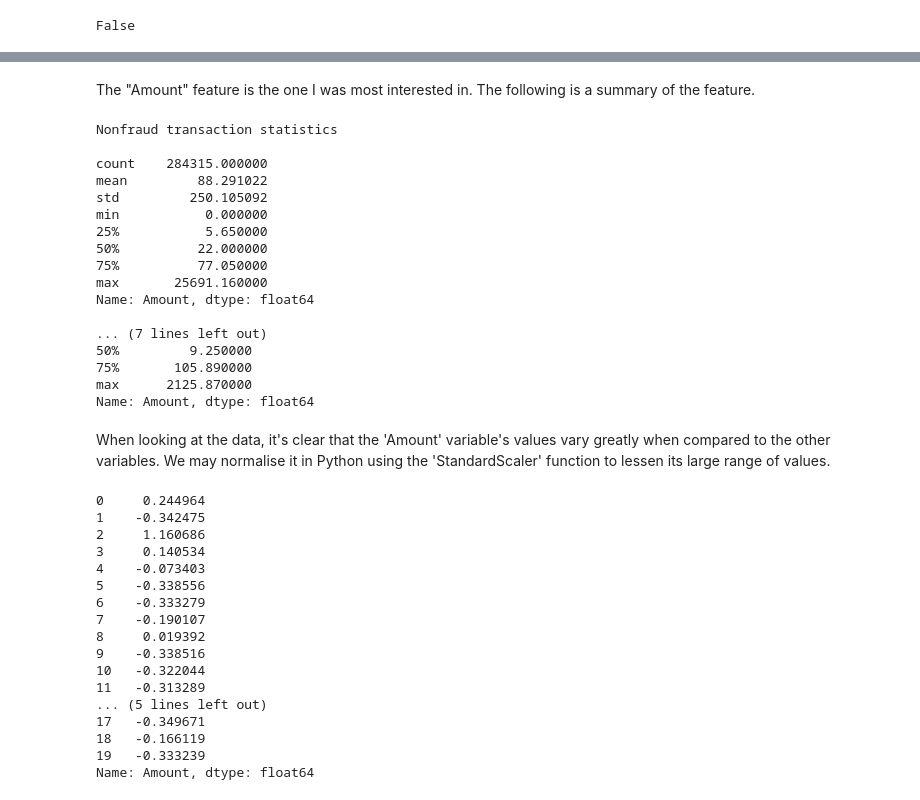
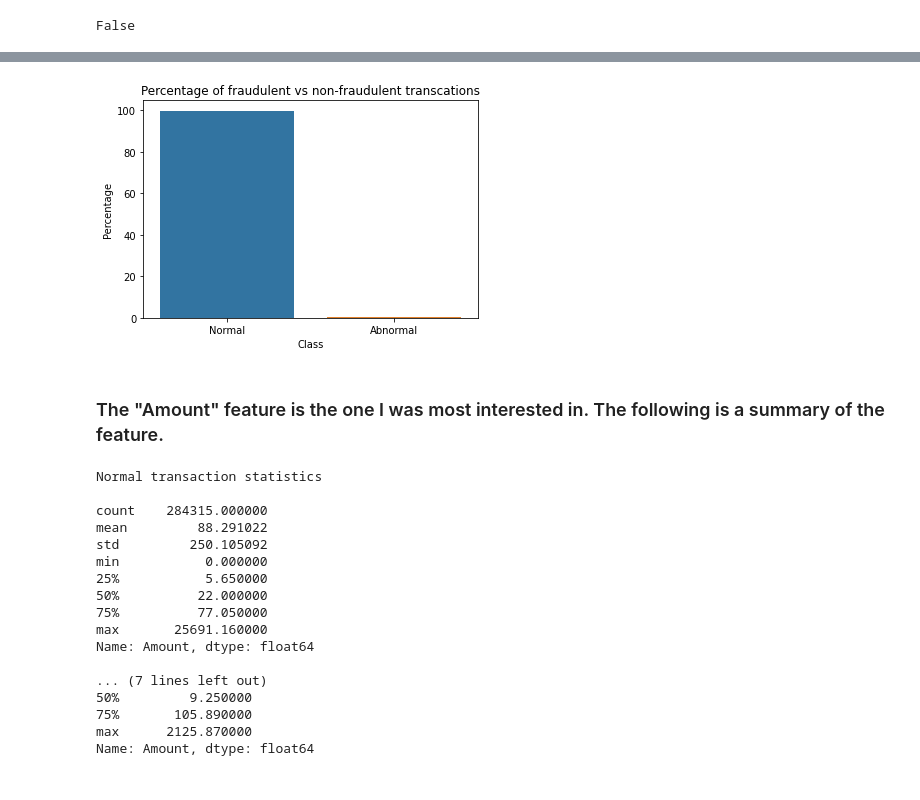
Before and after one commit to PayalVasoy/Credit_card_fraud_detection, a Jupyter notebook: credit_card_fraud.ipynb, the cells around one changed output, grey strips where cells are left out. Drawn from its saved outputs; the diff is of its cells as text; code cells hidden in the pictures.

```diff
--- a/credit_card_fraud.ipynb
+++ b/credit_card_fraud.ipynb
@@ -57,0 +83,9 @@ In the credit card dataset, look for null values. Fortunately, our dataset conta
+# %%
+# Bar plot for the percentage of fraudulent vs non-fraudulent transcations
+fraud = {'Class':['Normal', 'Abnormal'], 'Percentage':[normal_percentage, abnormal_percentage]}
+df_fraud = pd.DataFrame(fraud)
+sns.barplot(x='Class',y='Percentage', data=df_fraud)
+plt.title('Percentage of fraudulent vs non-fraudulent transcations')
+plt.show()
+# %% [output]
+[figure, added]
@@ -58,16 +95,16 @@ In the credit card dataset, look for null values. Fortunately, our dataset conta
 # %% [markdown]
-The "Amount" feature is the one I was most interested in. The following is a summary of the feature.
+### The "Amount" feature is the one I was most interested in. The following is a summary of the feature.
 # %%
 nonfraud_count = df[df.Class == 0]
 fraud_count = df[df.Class == 1]
 
-print("Nonfraud transaction statistics \n")
+print("Normal transaction statistics \n")
 print(nonfraud_count.Amount.describe(),"\n")
 
-print("fraud transaction statistics \n ")
+print("Abnormal transaction statistics \n ")
 print(fraud_count.Amount.describe())
 # %% [output]
-Nonfraud transaction statistics
+Normal transaction statistics
 
 count    284315.000000
 mean         88.291022
@@ -84,29 +121,3 @@ Name: Amount, dtype: float64
 75%       105.890000
 max      2125.870000
 Name: Amount, dtype: float64
-# %% [markdown]
-When looking at the data, it's clear that the 'Amount' variable's values vary greatly when compared to the other variables. We may normalise it in Python using the 'StandardScaler' function to lessen its large range of values.
-# %%
-sc = StandardScaler()
-amount = df['Amount'].values
-
-df['Amount'] = sc.fit_transform(amount.reshape(-1, 1))
-print(df['Amount'].head(10))
-# %% [output]
-0     0.244964
-1    -0.342475
-2     1.160686
-3     0.140534
-4    -0.073403
-5    -0.338556
-6    -0.333279
-7    -0.190107
-8     0.019392
-9    -0.338516
-10   -0.322044
-11   -0.313289
-... (5 lines left out)
-17   -0.349671
-18   -0.166119
-19   -0.333239
-Name: Amount, dtype: float64
```
Also changed, not shown: parts of 40 cells of this notebook.
